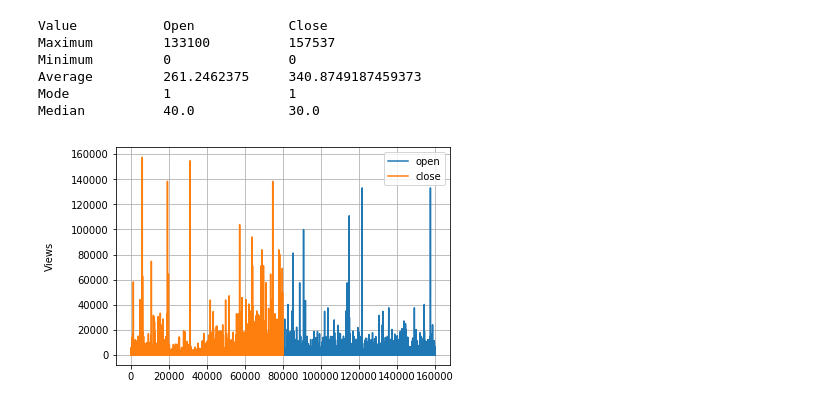
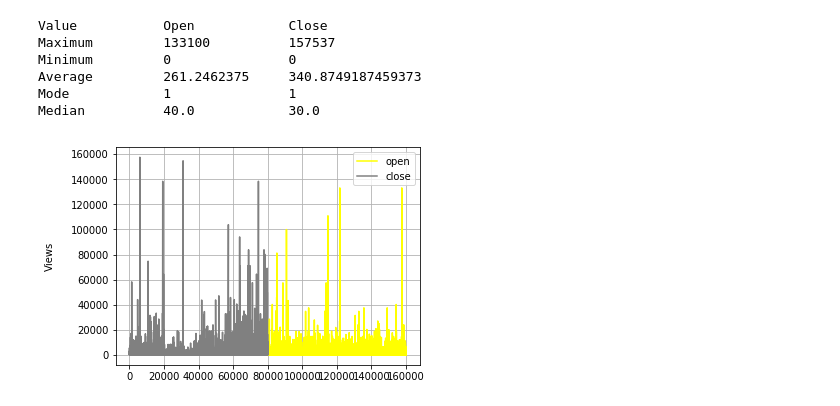
Before and after one commit to sajalagrawal/Query-Closing-on-Stack-Overflow, a Jupyter notebook: Analysis of User Data.ipynb, the cells around one changed output. Cells and saved outputs as stored; diff of their text form; code cells hidden in the pictures.

```diff
--- a/Analysis of User Data.ipynb
+++ b/Analysis of User Data.ipynb
@@ -248,14 +330,20 @@ Average         261.2462375     340.8749187459373
 Mode            1               1
 Median          40.0            30.0
 # %%
-plt.figure()
+plt.figure(figsize=(12,4))
 
-plt.plot(openData['Views'], label = 'open')
-plt.plot(closeData['Views'], label = 'close')
+plt.subplot(1,2,1)
+plt.plot(openData['Views'], label = 'open', color='yellow')
+plt.plot(closeData['Views'], label = 'close', color='grey')
 plt.ylabel('Views\n')
 plt.legend()
 plt.grid(True)
 
+# plt.subplot(1,2,2)
+# plt.hist([openData['Views'],closeData['Views']], label = ['open', 'close'])
+# plt.legend()
+# plt.grid(True)
+
 plt.show()
 # %% [output]
-[figure, old version]
+[figure, new version]
```
Also changed, not shown: parts of 9 cells of this notebook.
